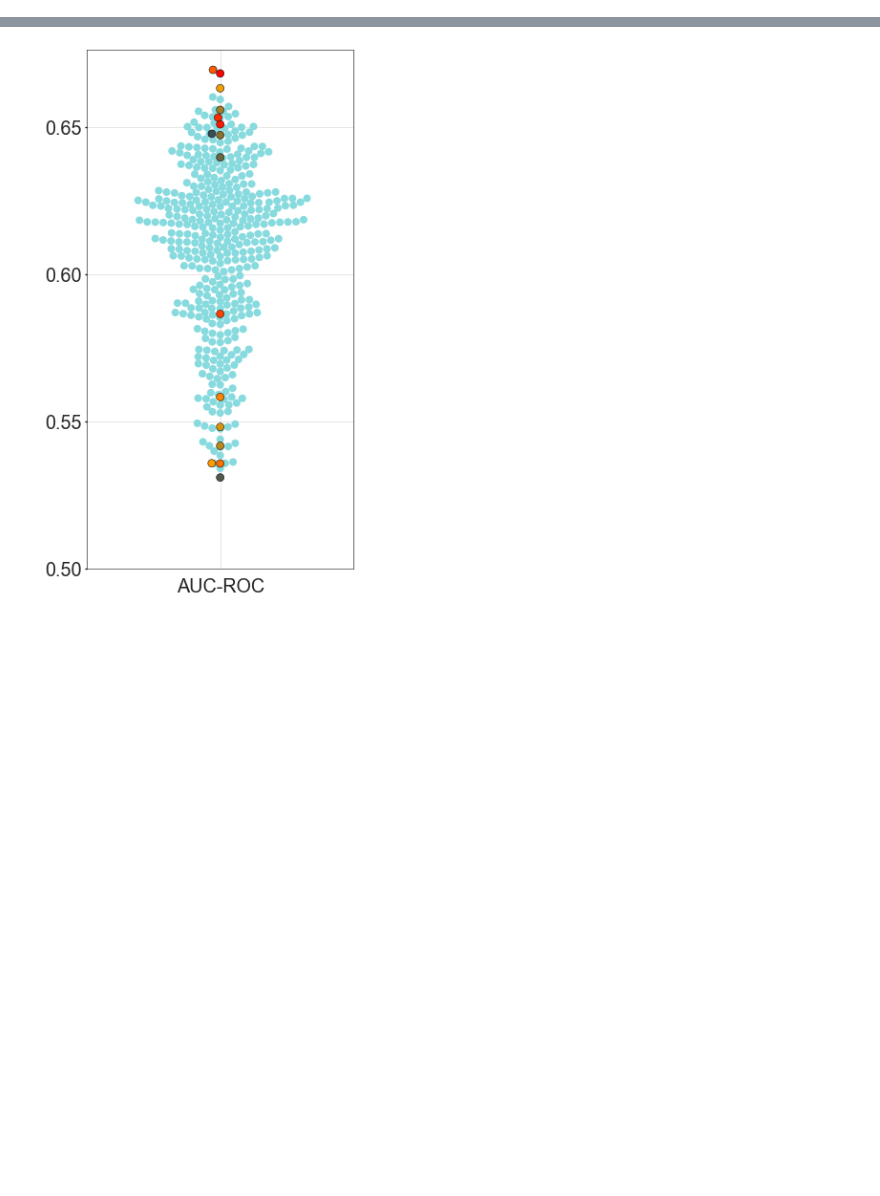
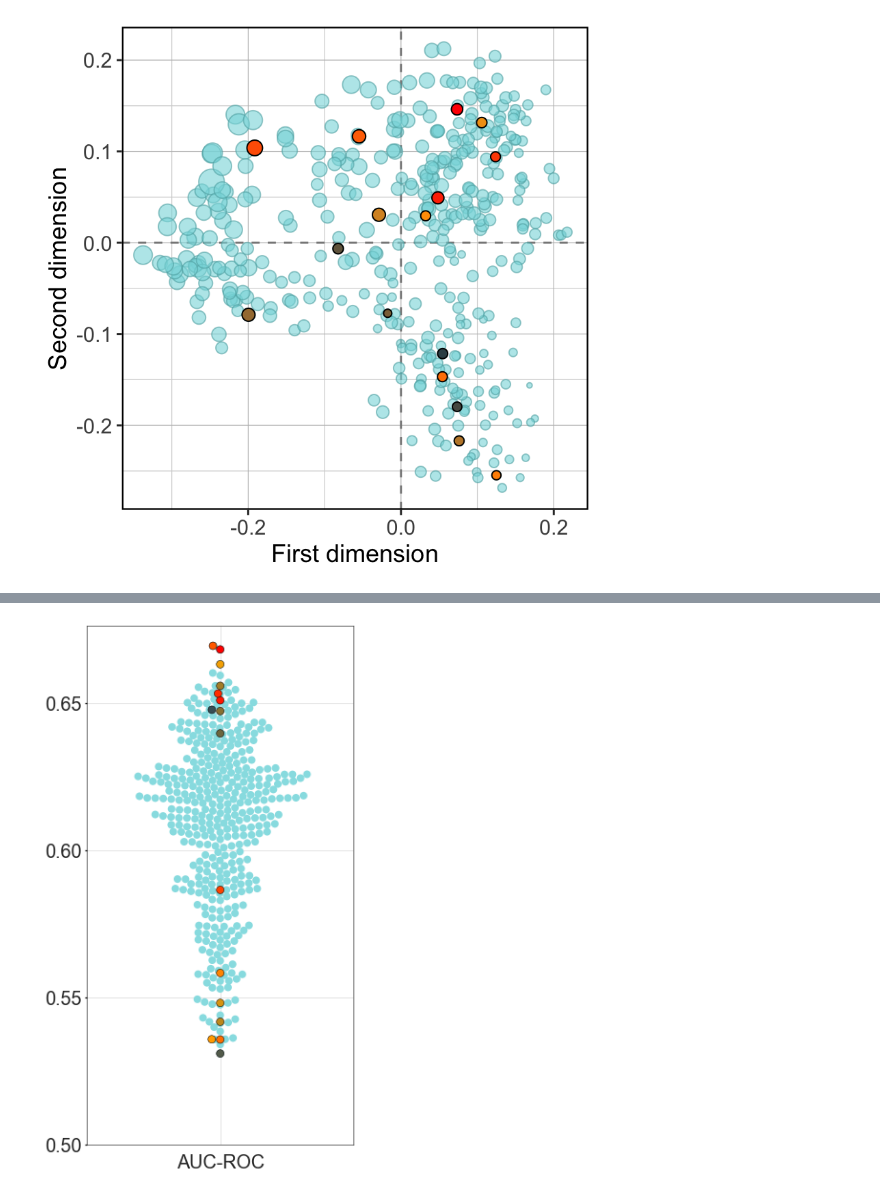
Before and after one commit to jRicciL/ML-ensemble-docking, a Jupyter notebook: cdk2/5_Machine_Learning/7_Best_Confs_MDS.ipynb, the cells around one changed output, grey strips where cells are left out. Drawn from its saved outputs; the diff is of its cells as text; code cells hidden in the pictures; blank space fills up the shorter version.

Commit message:
cMDS plot function defined

```diff
--- a/cdk2/5_Machine_Learning/7_Best_Confs_MDS.ipynb
+++ b/cdk2/5_Machine_Learning/7_Best_Confs_MDS.ipynb
@@ -50,8 +65,0 @@ df_dims.head()
-# %%
-# *******************
-# Pocket Residues
-# *******************
-
-# update the df with the mds axis
-df_prot['x'] = df_dims['mds_pkt_x']
-df_prot['y'] = df_dims['mds_pkt_y']
@@ -169,0 +193,5 @@ R[write to console]: ── Conflicts ──────────────
+# %%
+# This is the final table for plotting
+df_volpk = df_prot[['rfe_ranking', 'vol_x', 'vol_y', 'volume']]
+df_volpk = df_volpk.rename({'vol_x': 'x', 'vol_y': 'y'}, axis = 1)
+df_volpk
@@ -169,0 +212,8 @@ R[write to console]: ── Conflicts ──────────────
+# %%
+%%R -i df_volpk -w 4.1 -h 4.1 --units in -r 200
+
+# source('../../R_scripts/plot_cMDS.R')
+
+plot_cMDS(df_volpk)
+# %% [output]
+[figure, added]
```
Also changed, not shown: parts of 32 cells of this notebook.
